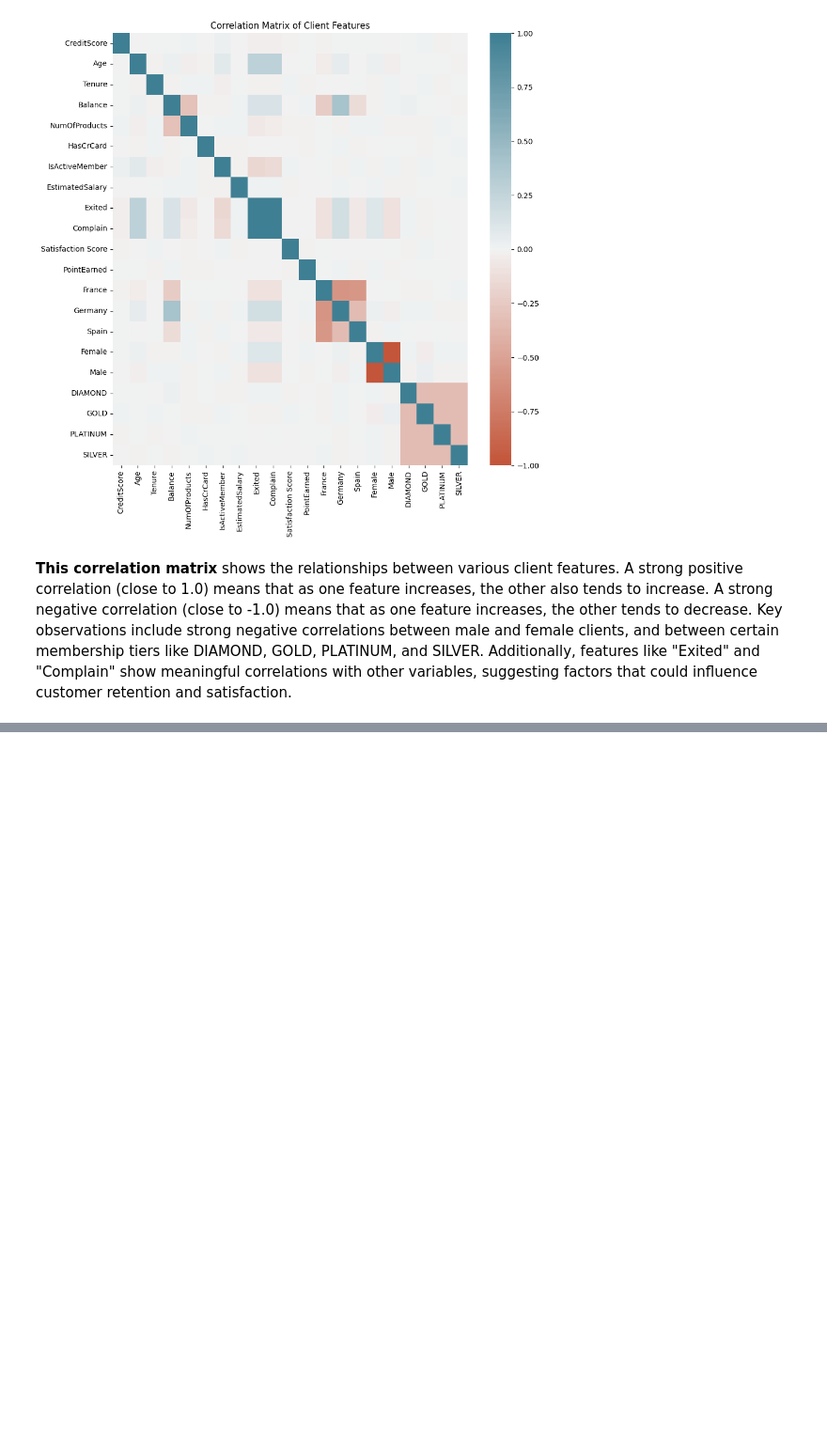
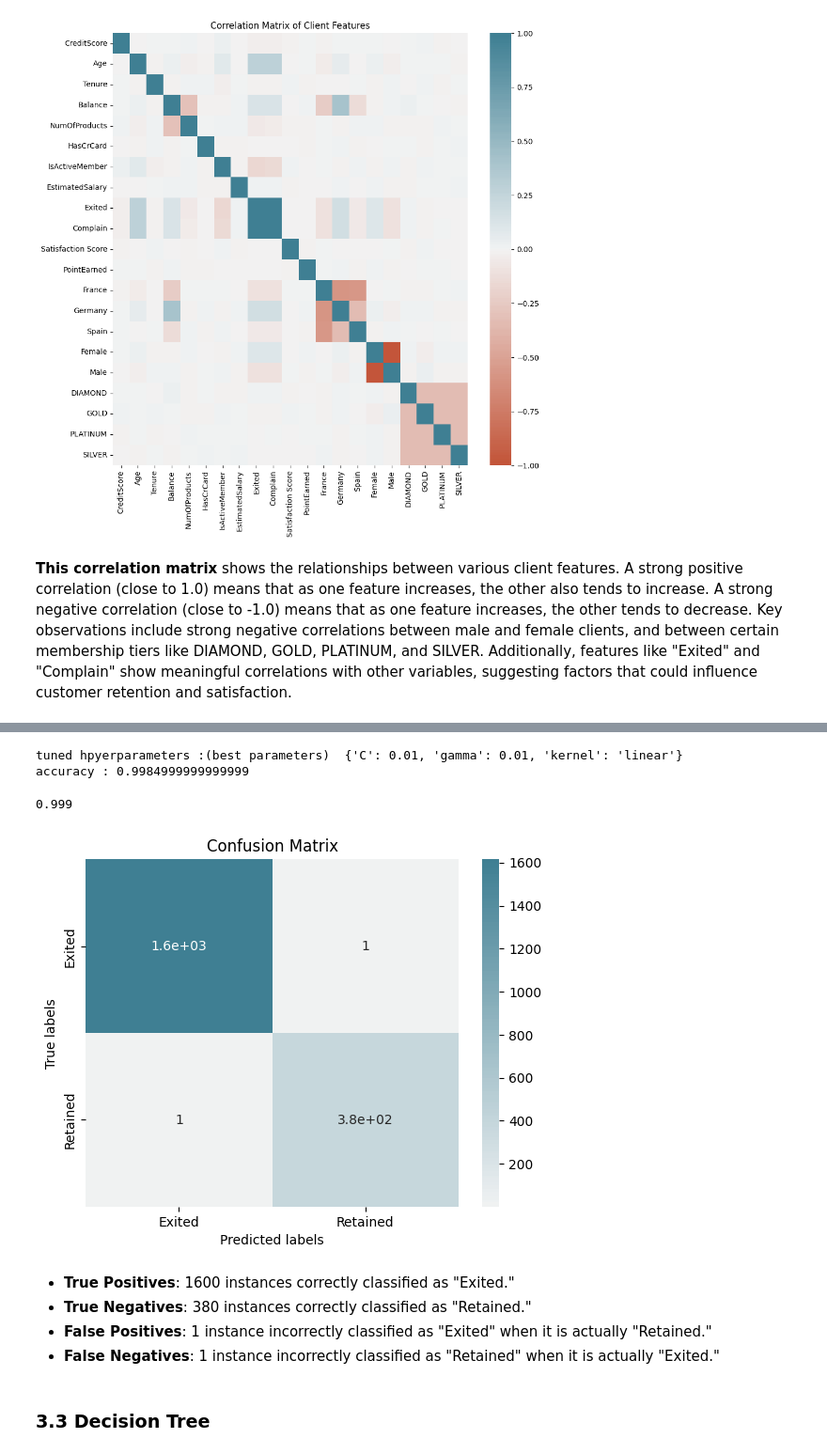
Before and after one commit to Abderrahmane-Chafi/BankCustomerChurnAnalysis, a Jupyter notebook: notebook794dc85e40.ipynb, the cells around one changed output, grey strips where cells are left out. Shown at 94% size. Cells and saved outputs as stored; diff of their text form; code cells hidden in the pictures; blank space fills up the shorter version.

```diff
--- a/notebook794dc85e40.ipynb
+++ b/notebook794dc85e40.ipynb
@@ -295,0 +404,23 @@ plt.show()
+# %%
+print("tuned hpyerparameters :(best parameters) ",svm_cv.best_params_)
+print("accuracy :",svm_cv.best_score_)
+# %% [output]
+tuned hpyerparameters :(best parameters)  {'C': 0.01, 'gamma': 0.01, 'kernel': 'linear'}
+accuracy : 0.9984999999999999
+# %%
+svm_accuracy = svm_cv.score(X_test, Y_test)
+svm_accuracy
+# %% [output]
+0.999
+# %%
+yhat=svm_cv.predict(X_test)
+plot_confusion_matrix(Y_test,yhat)
+# %% [output]
+[figure, added]
+# %% [markdown]
+* **True Positives**: 1600 instances correctly classified as "Exited."
+* **True Negatives**: 380 instances correctly classified as "Retained."
+* **False Positives**: 1 instance incorrectly classified as "Exited" when it is actually "Retained."
+* **False Negatives**: 1 instance incorrectly classified as "Retained" when it is actually "Exited."
+# %% [markdown]
+### 3.3 Decision Tree
```
Also changed, not shown: parts of 30 cells of this notebook.
